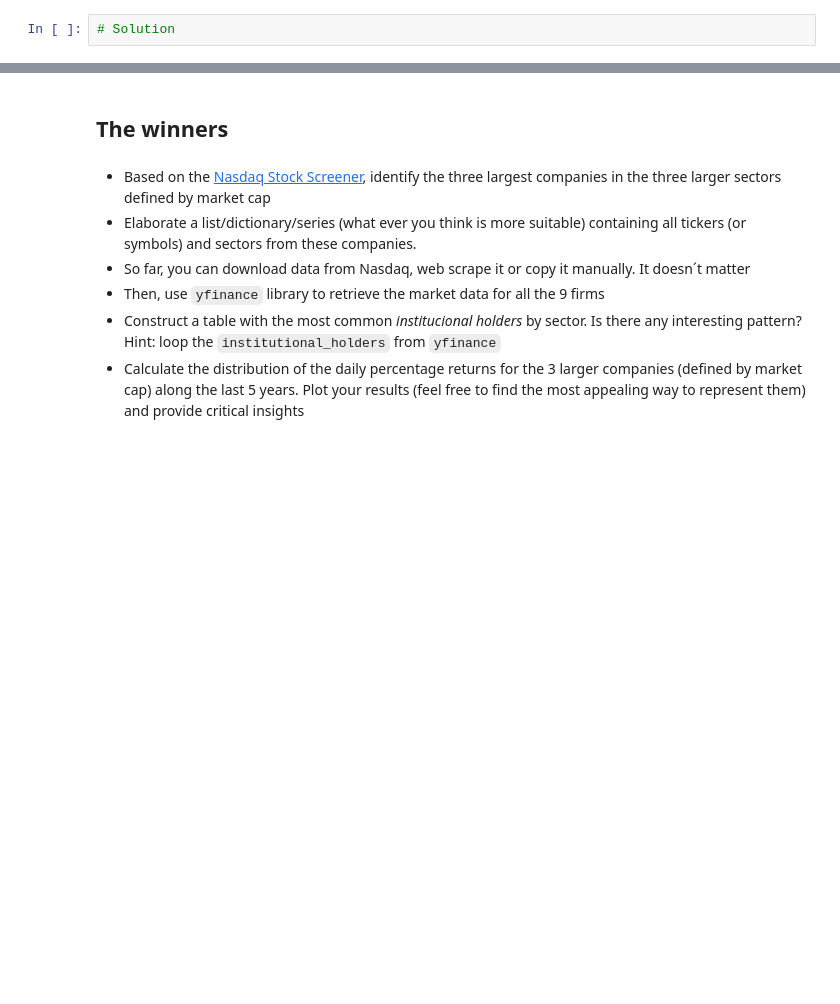
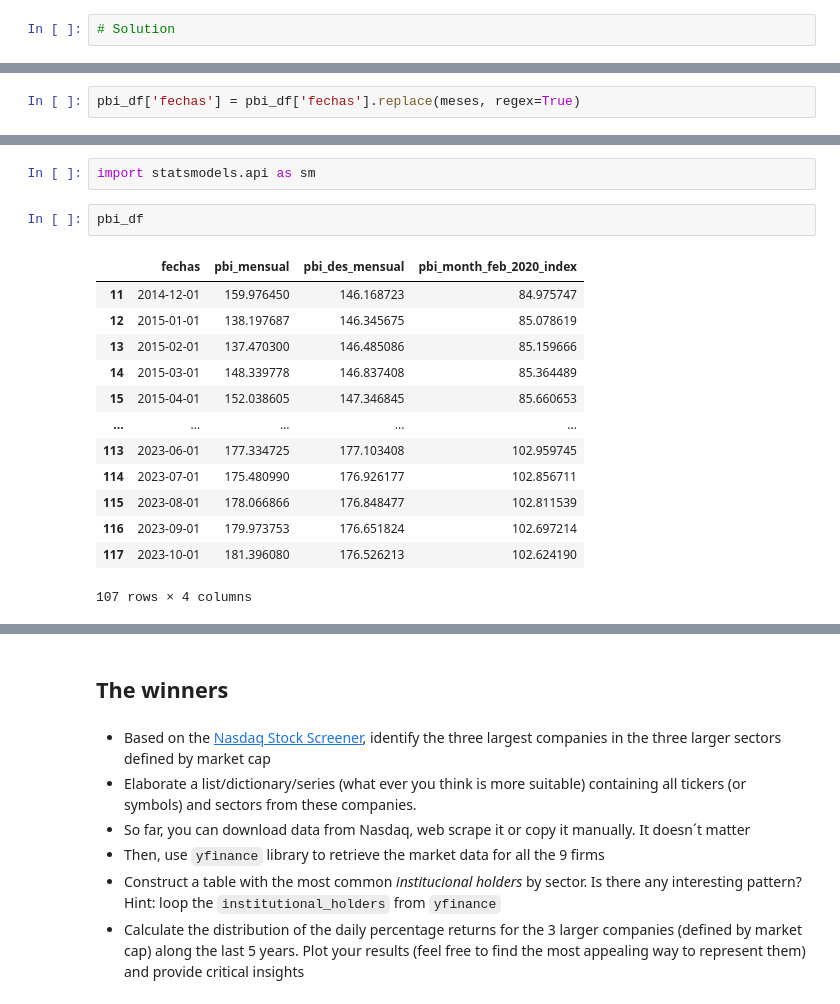
Before and after one commit to qlab-intro-python/tarea-4-quispe-dongo, a Jupyter notebook: tarea_4_plantilla.ipynb, the cells around one changed output, grey strips where cells are left out. Saved outputs shown, nothing was run; the diff lists cells and outputs as text; blank space fills up the shorter version.

```diff
--- a/tarea_4_plantilla.ipynb
+++ b/tarea_4_plantilla.ipynb
@@ -128,0 +165,2 @@ plt.show()
+# %%
+pbi_df['fechas'] = pbi_df['fechas'].replace(meses, regex=True)
@@ -128,0 +199,18 @@ plt.show()
+# %%
+import statsmodels.api as sm
+# %%
+pbi_df
+# %% [output]
+|  | fechas | pbi_mensual | pbi_des_mensual | pbi_month_feb_2020_index |
+| 11 | 2014-12-01 | 159.976450 | 146.168723 | 84.975747 |
+| 12 | 2015-01-01 | 138.197687 | 146.345675 | 85.078619 |
+| 13 | 2015-02-01 | 137.470300 | 146.485086 | 85.159666 |
+| 14 | 2015-03-01 | 148.339778 | 146.837408 | 85.364489 |
+| 15 | 2015-04-01 | 152.038605 | 147.346845 | 85.660653 |
+| ... | ... | ... | ... | ... |
+| 113 | 2023-06-01 | 177.334725 | 177.103408 | 102.959745 |
+| 114 | 2023-07-01 | 175.480990 | 176.926177 | 102.856711 |
+| 115 | 2023-08-01 | 178.066866 | 176.848477 | 102.811539 |
+| 116 | 2023-09-01 | 179.973753 | 176.651824 | 102.697214 |
+| 117 | 2023-10-01 | 181.396080 | 176.526213 | 102.624190 |
+107 rows × 4 columns
```
Also changed, not shown: parts of 26 cells of this notebook.
